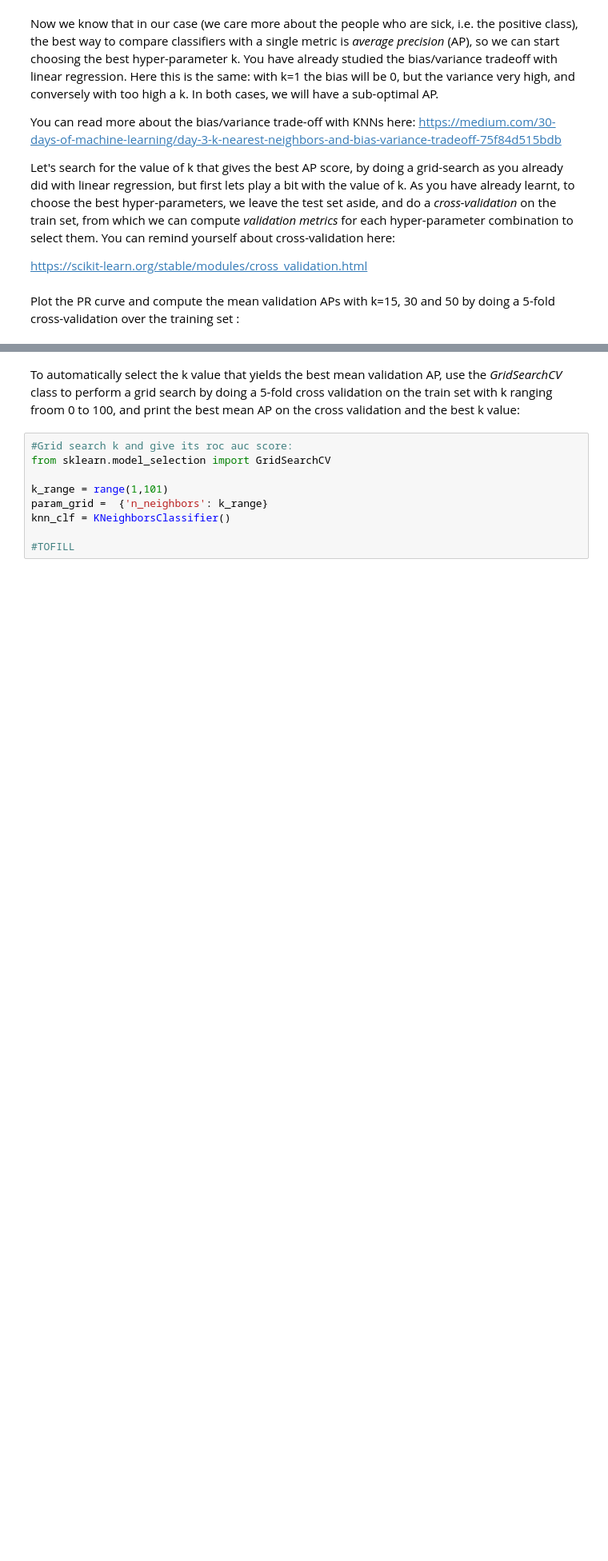
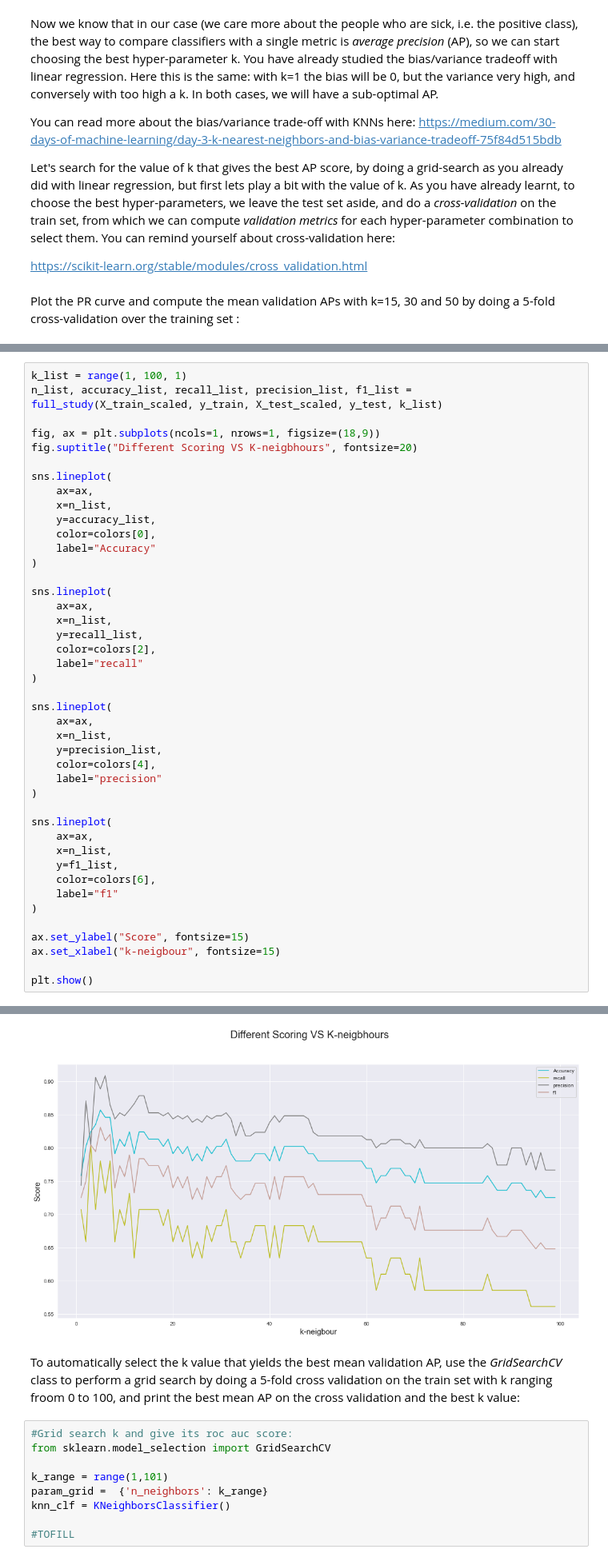
Before and after one commit to ManuLabricole/CDN-MachineLearning, a Jupyter notebook: ML2/notebooks/Machine_Learning_2.1_Classification.ipynb, the cells around one changed output, grey strips where cells are left out. Shown at 80% size. Cells and saved outputs as stored; diff of their text form; blank space fills up the shorter version.

```diff
--- a/ML2/notebooks/Machine_Learning_2.1_Classification.ipynb
+++ b/ML2/notebooks/Machine_Learning_2.1_Classification.ipynb
@@ -713,0 +844,44 @@ from sklearn.model_selection import cross_val_predict
+# %%
+k_list = range(1, 100, 1)
+n_list, accuracy_list, recall_list, precision_list, f1_list =  full_study(X_train_scaled, y_train, X_test_scaled, y_test, k_list)
+
+fig, ax = plt.subplots(ncols=1, nrows=1, figsize=(18,9))
+fig.suptitle("Different Scoring VS K-neigbhours", fontsize=20)
+
+sns.lineplot(
+    ax=ax,
+    x=n_list,
+    y=accuracy_list,
+    color=colors[0],
+    label="Accuracy"
+)
+
+sns.lineplot(
+    ax=ax,
+    x=n_list,
+    y=recall_list,
+    color=colors[2],
+    label="recall"
+)
+
+sns.lineplot(
+    ax=ax,
+    x=n_list,
+    y=precision_list,
+    color=colors[4],
+    label="precision"
+)
+
+sns.lineplot(
+    ax=ax,
+    x=n_list,
+    y=f1_list,
+    color=colors[6],
+    label="f1"
+)
+
+ax.set_ylabel("Score", fontsize=15)
+ax.set_xlabel("k-neigbour", fontsize=15)
+
+plt.show()
+# %% [output]
@@ -714,3 +889,4 @@ from sklearn.model_selection import cross_val_predict
+[figure, added]
 # %% [markdown]
 To automatically select the k value that yields the best mean validation AP, use the *GridSearchCV* class to perform a grid search by doing a 5-fold cross validation on the train set with k ranging froom 0 to 100, and print the best mean AP on the cross validation and the best k value:
 # %%
```
Also changed, not shown: parts of 23 cells of this notebook, 1 other file.
